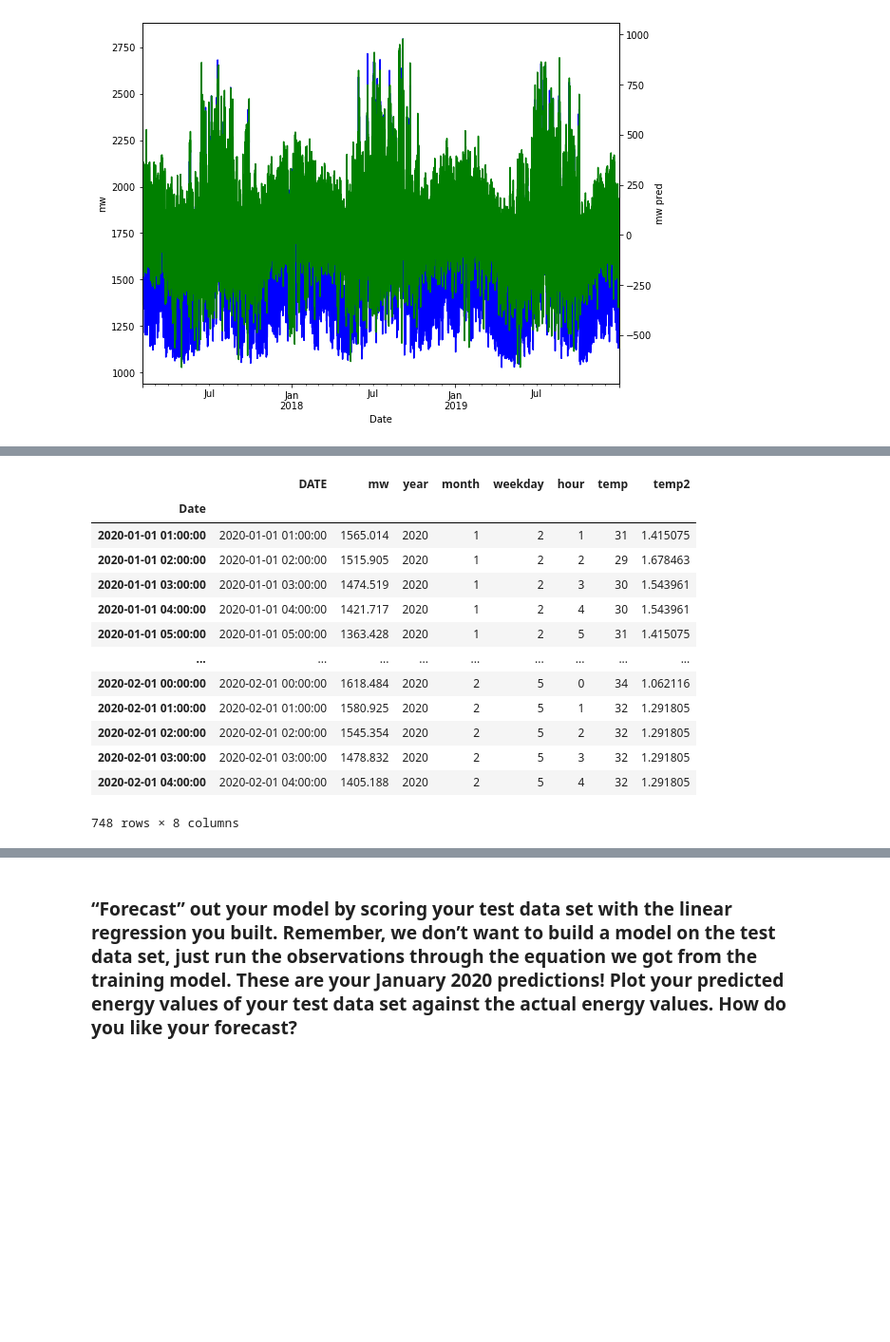
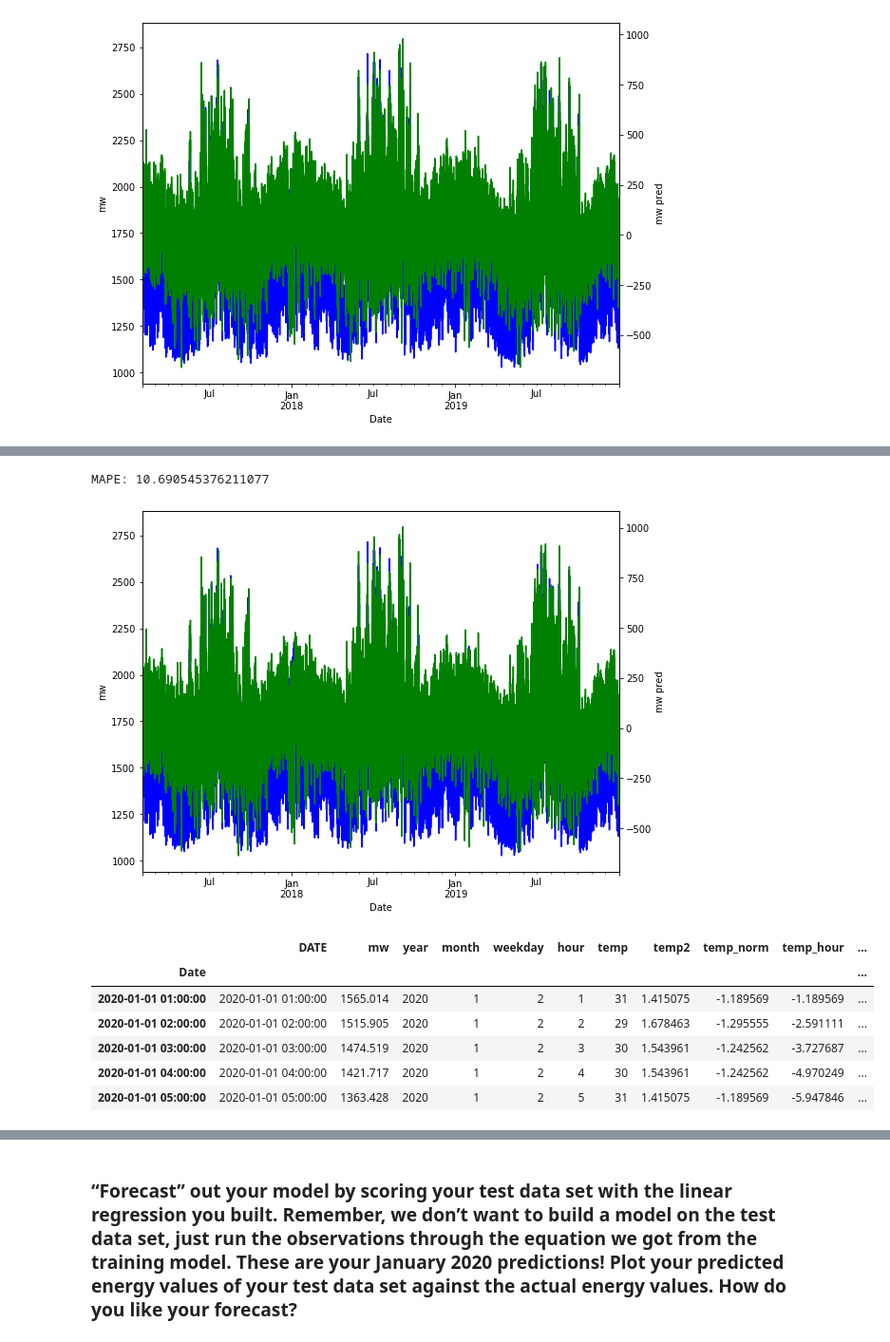
Before and after one commit to wordsmithereens/time_series_energy_demand, a Jupyter notebook: modeling.ipynb, the cells around one changed output, grey strips where cells are left out. Shown: that part at 95% size. Saved outputs shown, nothing was run; the diff lists cells and outputs as text; code cells hidden in the pictures; blank space fills up the shorter version.

```diff
--- a/modeling.ipynb
+++ b/modeling.ipynb
@@ -179,23 +162,35 @@ plt.show()
+# %%
+fitted = model.predict(df[predictors])
+residuals = df[outcome] - fitted
+tmp = np.abs(residuals / df[outcome])
+mape = 1/len(df)  * np.sum(tmp * 100)
+print(f"MAPE: {mape}")
+ax1 = df['mw'].plot(color = 'blue', figsize=(9,7))
+ax1.set_ylabel('mw')
+ax1.set_xlabel('Date')
+ax2 = ax1.twinx()
+ax2 = residuals.plot(color = 'green', figsize=(9,7))
+ax2.set_ylabel('mw pred')
+plt.show()
+# %% [output]
+MAPE: 10.690545376211077
+[figure, added]
 # %%
 test_df = pd.read_csv('timeseries_test.csv')
 test_df.rename(columns={"HourlyDryBulbTemperature": "temp", "datetime_beginning_utc":"Date"}, inplace=True)
 test_df['Date'] = pd.to_datetime(test_df['Date'])
 test_df = test_df.set_index('Date')
 test_df['temp2'] = (test_df['temp'] - mu_temp) / s_temp
 test_df['temp2'] = test_df['temp2'] * test_df['temp2']
-test_df
+test_df['temp_norm'] = (test_df['temp'] - mu_temp) / s_temp
+test_df['temp_hour'] = test_df['temp_norm'] * test_df['hour']
+test_df['temp_month'] = test_df['temp_norm'] * test_df['month']
+test_df.head()
 # %% [output]
-|  | DATE | mw | year | month | weekday | hour | temp | temp2 |
-| Date |  |  |  |  |  |  |  |  |
-| 2020-01-01 01:00:00 | 2020-01-01 01:00:00 | 1565.014 | 2020 | 1 | 2 | 1 | 31 | 1.415075 |
-| 2020-01-01 02:00:00 | 2020-01-01 02:00:00 | 1515.905 | 2020 | 1 | 2 | 2 | 29 | 1.678463 |
-| 2020-01-01 03:00:00 | 2020-01-01 03:00:00 | 1474.519 | 2020 | 1 | 2 | 3 | 30 | 1.543961 |
-| 2020-01-01 04:00:00 | 2020-01-01 04:00:00 | 1421.717 | 2020 | 1 | 2 | 4 | 30 | 1.543961 |
-| 2020-01-01 05:00:00 | 2020-01-01 05:00:00 | 1363.428 | 2020 | 1 | 2 | 5 | 31 | 1.415075 |
-| ... | ... | ... | ... | ... | ... | ... | ... | ... |
-| 2020-02-01 00:00:00 | 2020-02-01 00:00:00 | 1618.484 | 2020 | 2 | 5 | 0 | 34 | 1.062116 |
-| 2020-02-01 01:00:00 | 2020-02-01 01:00:00 | 1580.925 | 2020 | 2 | 5 | 1 | 32 | 1.291805 |
-| 2020-02-01 02:00:00 | 2020-02-01 02:00:00 | 1545.354 | 2020 | 2 | 5 | 2 | 32 | 1.291805 |
-| 2020-02-01 03:00:00 | 2020-02-01 03:00:00 | 1478.832 | 2020 | 2 | 5 | 3 | 32 | 1.291805 |
-| 2020-02-01 04:00:00 | 2020-02-01 04:00:00 | 1405.188 | 2020 | 2 | 5 | 4 | 32 | 1.291805 |
+|  | DATE | mw | year | month | weekday | hour | temp | temp2 | temp_norm | temp_hour | ... |
+| Date |  |  |  |  |  |  |  |  |  |  | ... |
+| 2020-01-01 01:00:00 | 2020-01-01 01:00:00 | 1565.014 | 2020 | 1 | 2 | 1 | 31 | 1.415075 | -1.189569 | -1.189569 | ... |
+| 2020-01-01 02:00:00 | 2020-01-01 02:00:00 | 1515.905 | 2020 | 1 | 2 | 2 | 29 | 1.678463 | -1.295555 | -2.591111 | ... |
+| 2020-01-01 03:00:00 | 2020-01-01 03:00:00 | 1474.519 | 2020 | 1 | 2 | 3 | 30 | 1.543961 | -1.242562 | -3.727687 | ... |
+| 2020-01-01 04:00:00 | 2020-01-01 04:00:00 | 1421.717 | 2020 | 1 | 2 | 4 | 30 | 1.543961 | -1.242562 | -4.970249 | ... |
+| 2020-01-01 05:00:00 | 2020-01-01 05:00:00 | 1363.428 | 2020 | 1 | 2 | 5 | 31 | 1.415075 | -1.189569 | -5.947846 | ... |
-748 rows × 8 columns
```
Also changed, not shown: parts of 21 cells of this notebook.
